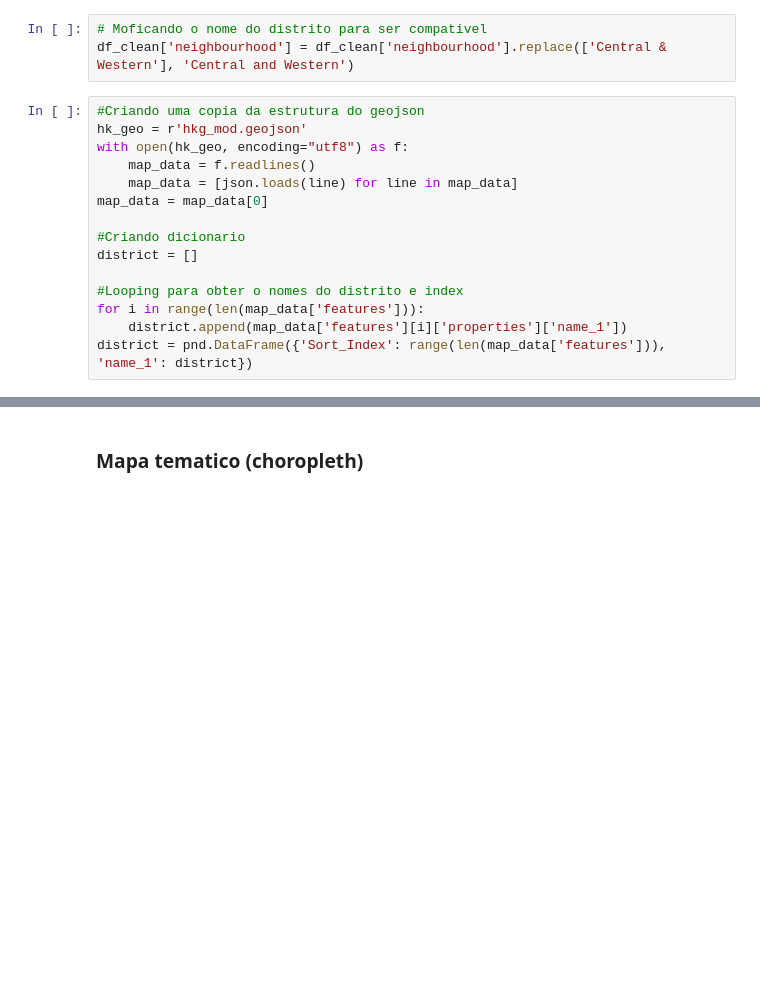
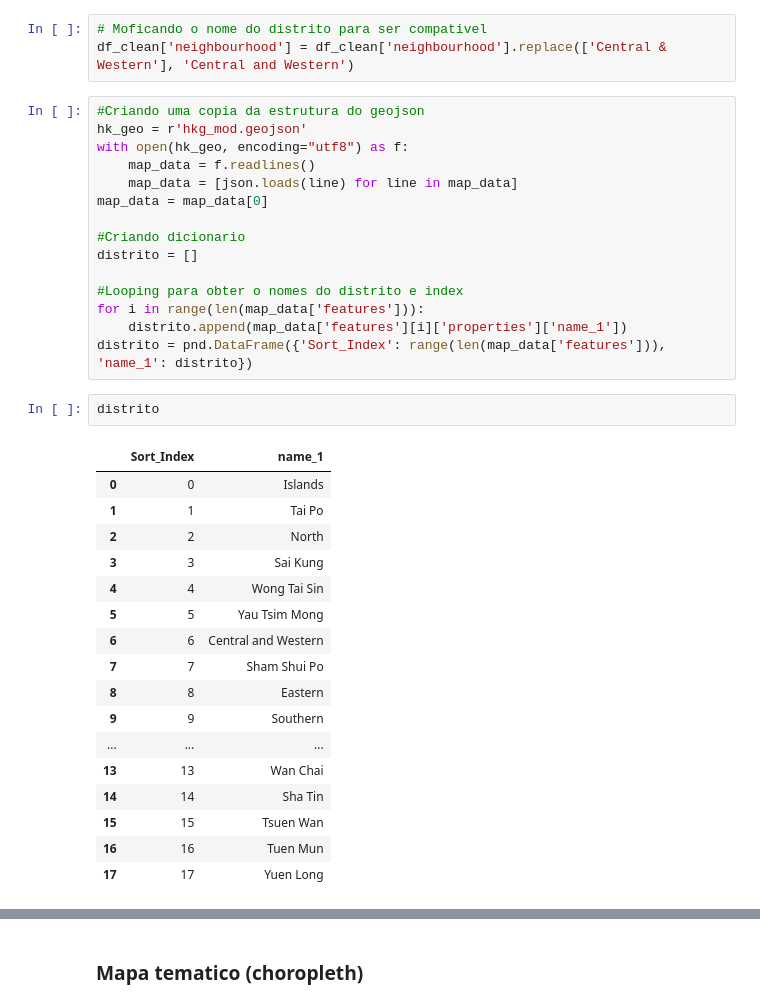
Before and after one commit to Armestrong/data_science_analizingData_airbnb, a Jupyter notebook: ATT_01_PROJETO_Análise_dos_Dados_do_Airbnb_Hong_Kong.ipynb, the cells around one changed output, grey strips where cells are left out. Saved outputs shown, nothing was run; the diff lists cells and outputs as text; blank space fills up the shorter version.

```diff
--- a/ATT_01_PROJETO_Análise_dos_Dados_do_Airbnb_Hong_Kong.ipynb
+++ b/ATT_01_PROJETO_Análise_dos_Dados_do_Airbnb_Hong_Kong.ipynb
@@ -743,12 +756,32 @@ with open(hk_geo, encoding="utf8") as f:
 map_data = map_data[0]
 
 #Criando dicionario
-district = []
+distrito = []
 
 #Looping para obter o nomes do distrito e index
 for i in range(len(map_data['features'])):
-    district.append(map_data['features'][i]['properties']['name_1'])
-district = pnd.DataFrame({'Sort_Index': range(len(map_data['features'])), 'name_1': district})
+    distrito.append(map_data['features'][i]['properties']['name_1'])
+distrito = pnd.DataFrame({'Sort_Index': range(len(map_data['features'])), 'name_1': distrito})
+# %%
+distrito
+# %% [output]
+|  | Sort_Index | name_1 |
+| 0 | 0 | Islands |
+| 1 | 1 | Tai Po |
+| 2 | 2 | North |
+| 3 | 3 | Sai Kung |
+| 4 | 4 | Wong Tai Sin |
+| 5 | 5 | Yau Tsim Mong |
+| 6 | 6 | Central and Western |
+| 7 | 7 | Sham Shui Po |
+| 8 | 8 | Eastern |
+| 9 | 9 | Southern |
+| ... | ... | ... |
+| 13 | 13 | Wan Chai |
+| 14 | 14 | Sha Tin |
+| 15 | 15 | Tsuen Wan |
+| 16 | 16 | Tuen Mun |
+| 17 | 17 | Yuen Long |
 # %%
 # Camada 1
 [key for key in map_data]
```
Also changed, not shown: parts of 12 cells of this notebook.
